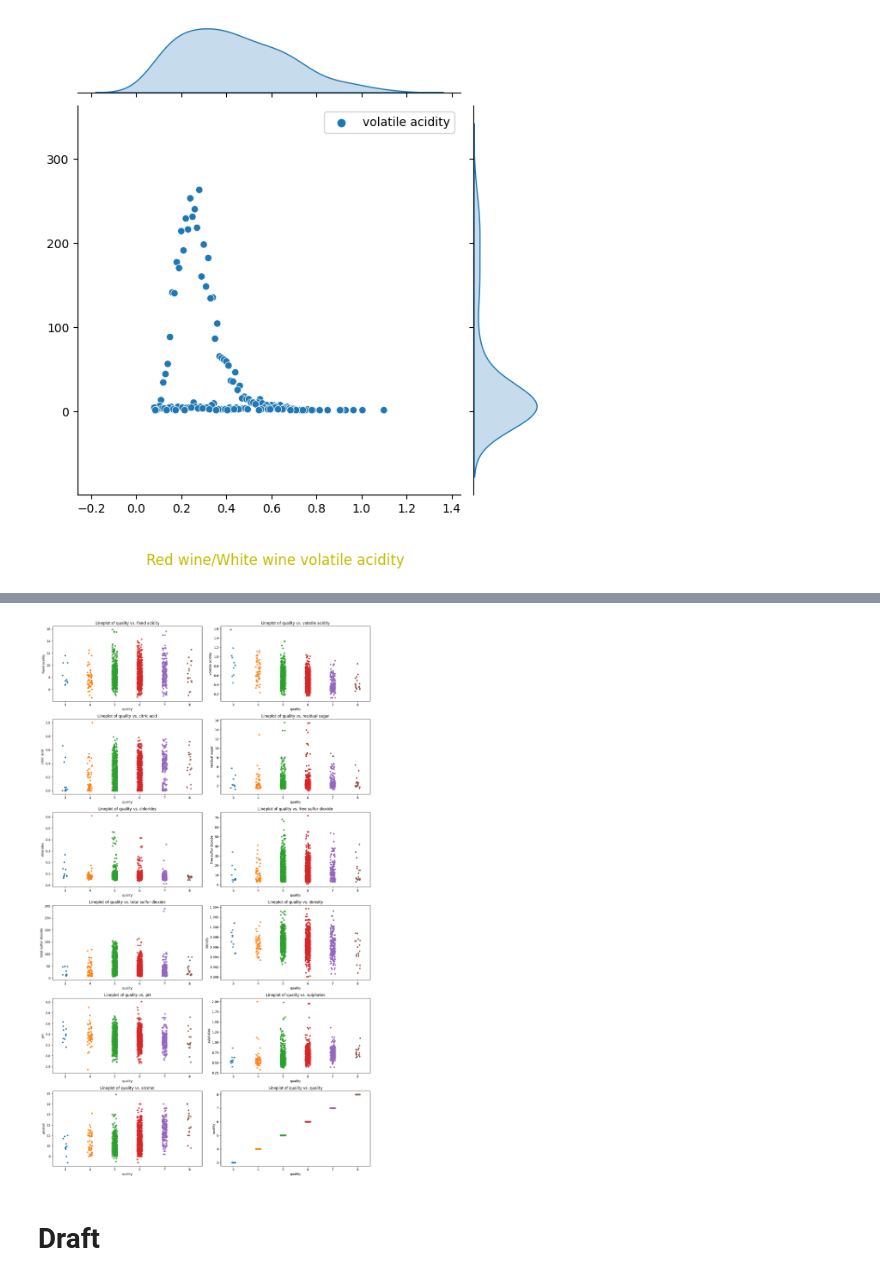
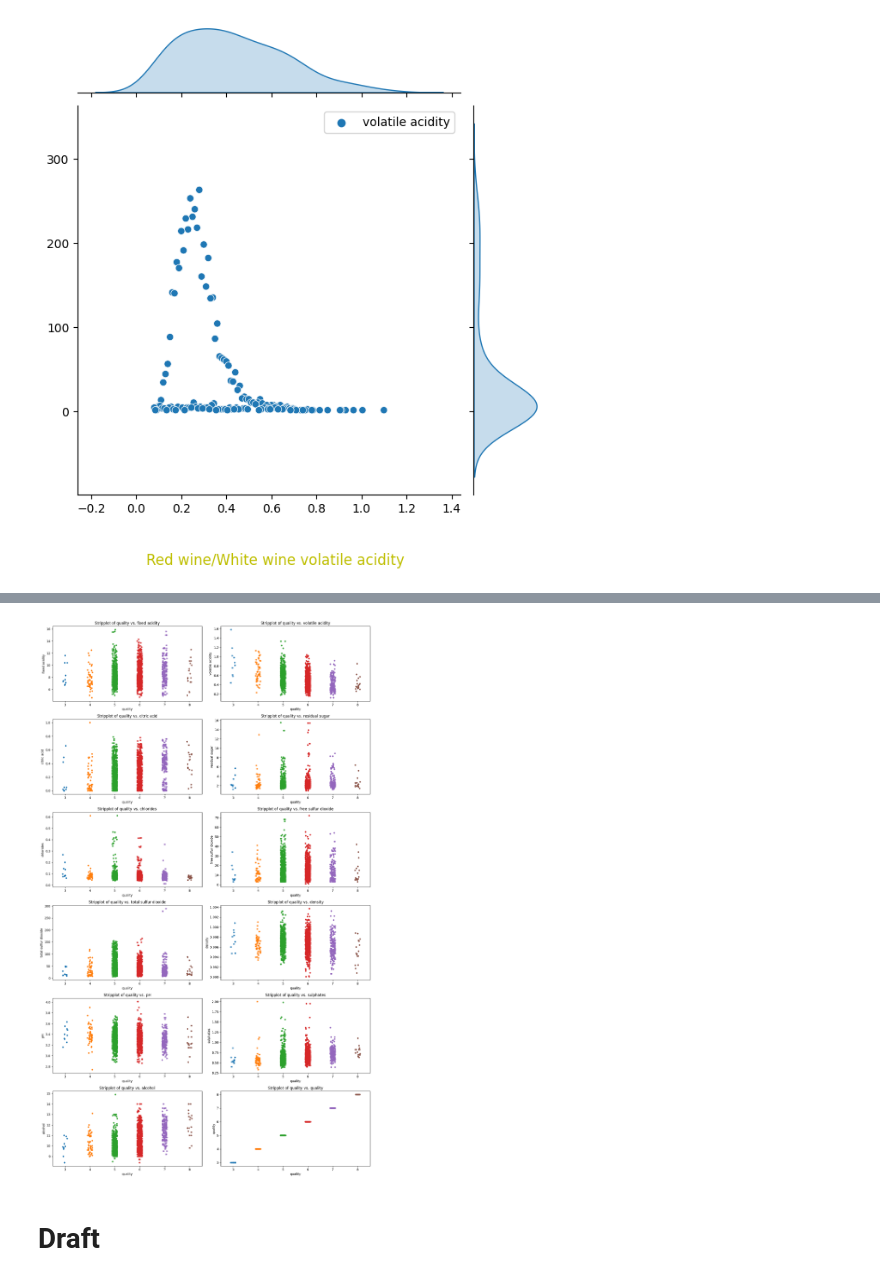
Before and after one commit to Vukhacson/WineQuality, a Jupyter notebook: SMSmall/SMSmall_Wine_quality_data_exploration.ipynb, the cells around one changed output, grey strips where cells are left out. Cells and saved outputs as stored; diff of their text form; code cells hidden in the pictures.

```diff
--- a/SMSmall/SMSmall_Wine_quality_data_exploration.ipynb
+++ b/SMSmall/SMSmall_Wine_quality_data_exploration.ipynb
@@ -304,0 +376,12 @@ Text(-3, -0.2, 'Red wine/White wine volatile acidity')
+# %%
+#Dat
+
+fig, axs = plt.subplots(6, 2, figsize = (15,25))
+for i in range(6):
+    for j in range(2):
+        feature = ndarray_red_features[i, j]
+        sns.kdeplot(data = df_red_wine[feature], ax = axs[i, j], label = 'red wine', color = 'g')
+        sns.kdeplot(data = df_white_wine[feature], ax = axs[i, j], label = 'white wine', color = 'purple')
+        plt.xlabel(feature)
+        axs[i, j].set(y = 'densi')
+        axs[i, j].legend()
@@ -305,12 +390,16 @@ Text(-3, -0.2, 'Red wine/White wine volatile acidity')
 # %%
+#Dat
+
+# Stripplot of quality/features
+
 fig, axes = plt.subplots(6, 2, figsize=(15, 25))
 for i in range(6):
     for j in range(2):
         sns.stripplot(x="quality", y=ndarray_white_features[i, j], data=df_red_wine, ax=axes[i, j])
-        axes[i, j].set_title(f"Lineplot of quality vs. {ndarray_white_features[i, j]}")
+        axes[i, j].set_title(f"Stripplot of quality vs. {ndarray_white_features[i, j]}")
 fig.tight_layout()
 # %% [output]
-[figure, old version]
+[figure, new version]
 # %% [markdown]
 # Draft
 # %% [markdown]
```
Also changed, not shown: parts of 9 cells of this notebook.
